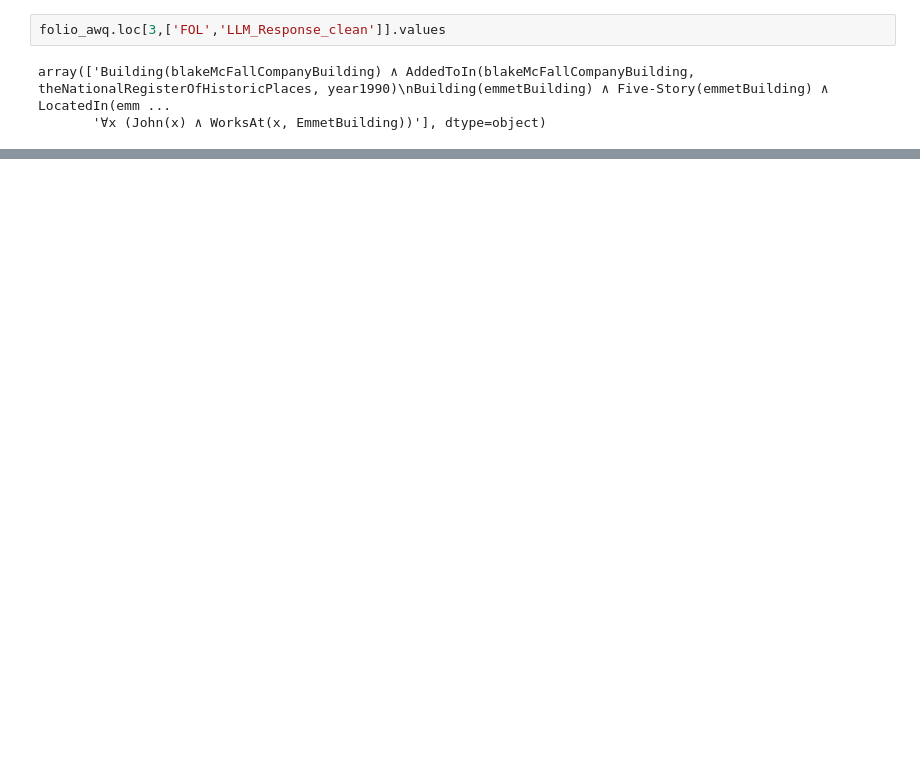
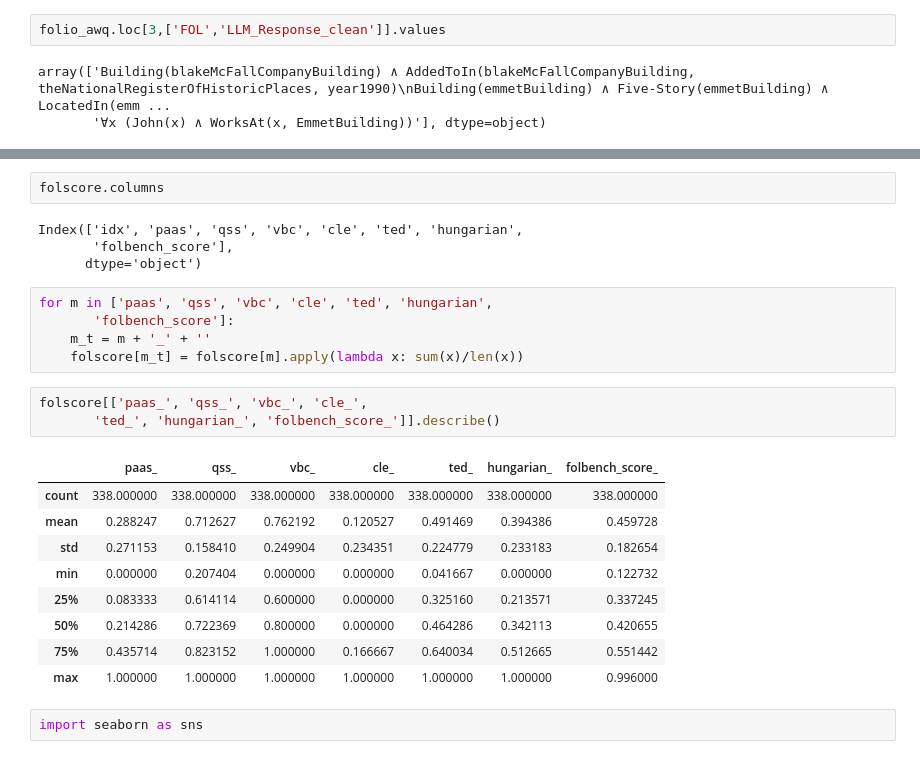
Before and after one commit to gosuddin/folbench, a Jupyter notebook: FOLBenchPackageTest.ipynb, the cells around one changed output, grey strips where cells are left out. Drawn from its saved outputs; the diff is of its cells as text; blank space fills up the shorter version.

```diff
--- a/FOLBenchPackageTest.ipynb
+++ b/FOLBenchPackageTest.ipynb
@@ -898,0 +1169,26 @@ array(['Building(blakeMcFallCompanyBuilding) ∧ AddedToIn(blakeMcFallCompanyBui
+# %%
+folscore.columns
+# %% [output]
+Index(['idx', 'paas', 'qss', 'vbc', 'cle', 'ted', 'hungarian',
+       'folbench_score'],
+      dtype='object')
+# %%
+for m in ['paas', 'qss', 'vbc', 'cle', 'ted', 'hungarian',
+       'folbench_score']:
+    m_t = m + '_' + ''
+    folscore[m_t] = folscore[m].apply(lambda x: sum(x)/len(x))
+# %%
+folscore[['paas_', 'qss_', 'vbc_', 'cle_',
+       'ted_', 'hungarian_', 'folbench_score_']].describe()
+# %% [output]
+|  | paas_ | qss_ | vbc_ | cle_ | ted_ | hungarian_ | folbench_score_ |
+| count | 338.000000 | 338.000000 | 338.000000 | 338.000000 | 338.000000 | 338.000000 | 338.000000 |
+| mean | 0.288247 | 0.712627 | 0.762192 | 0.120527 | 0.491469 | 0.394386 | 0.459728 |
+| std | 0.271153 | 0.158410 | 0.249904 | 0.234351 | 0.224779 | 0.233183 | 0.182654 |
+| min | 0.000000 | 0.207404 | 0.000000 | 0.000000 | 0.041667 | 0.000000 | 0.122732 |
+| 25% | 0.083333 | 0.614114 | 0.600000 | 0.000000 | 0.325160 | 0.213571 | 0.337245 |
+| 50% | 0.214286 | 0.722369 | 0.800000 | 0.000000 | 0.464286 | 0.342113 | 0.420655 |
+| 75% | 0.435714 | 0.823152 | 1.000000 | 0.166667 | 0.640034 | 0.512665 | 0.551442 |
+| max | 1.000000 | 1.000000 | 1.000000 | 1.000000 | 1.000000 | 1.000000 | 0.996000 |
+# %%
+import seaborn as sns
```
Also changed, not shown: parts of 95 cells of this notebook, 1 other file.
